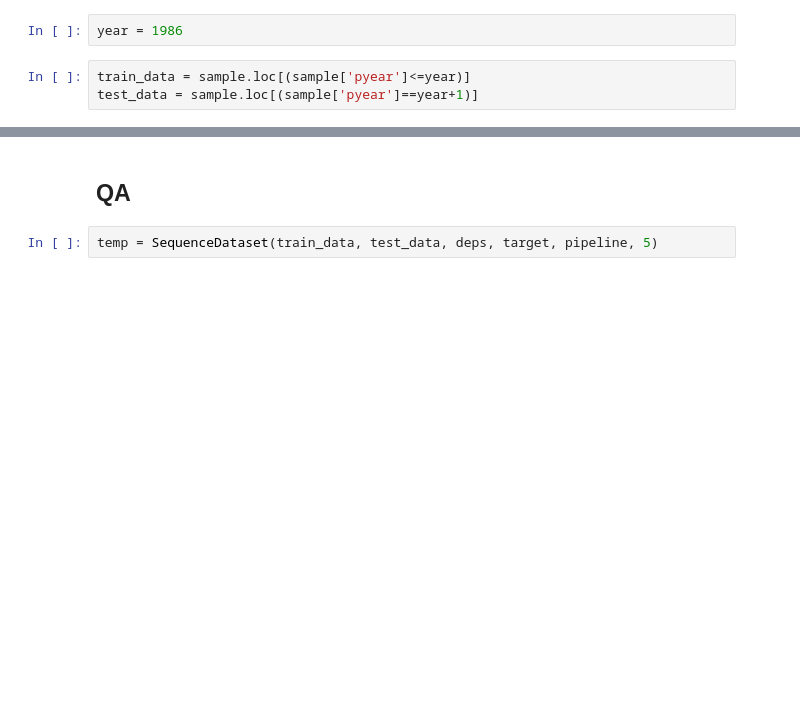
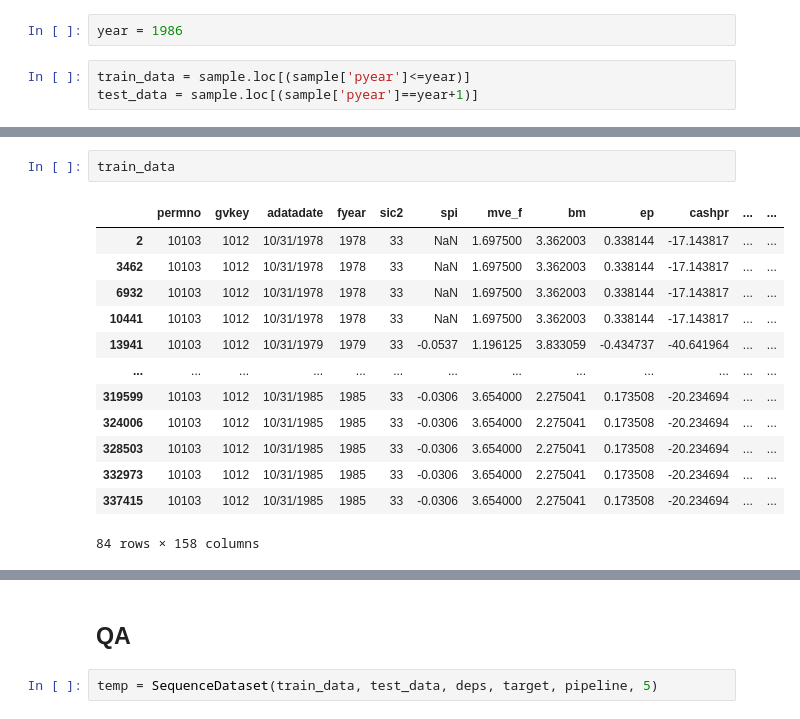
Before and after one commit to kevinidea/neural_network_stock_model, a Jupyter notebook: src/explore_data.ipynb, the cells around one changed output, grey strips where cells are left out. Drawn from its saved outputs; the diff is of its cells as text; blank space fills up the shorter version.

```diff
--- a/src/explore_data.ipynb
+++ b/src/explore_data.ipynb
@@ -305,3 +312,19 @@ print(f'Testing Year: {test_data.pyear.unique()}')
 Training Years: [1980, 1981, 1982, 1983, 1984, 1985, 1986]
 
 Testing Year: [1987]
+# %%
+train_data
+# %% [output]
+|  | permno | gvkey | adatadate | fyear | sic2 | spi | mve_f | bm | ep | cashpr | ... | ... |
+| 2 | 10103 | 1012 | 10/31/1978 | 1978 | 33 | NaN | 1.697500 | 3.362003 | 0.338144 | -17.143817 | ... | ... |
+| 3462 | 10103 | 1012 | 10/31/1978 | 1978 | 33 | NaN | 1.697500 | 3.362003 | 0.338144 | -17.143817 | ... | ... |
+| 6932 | 10103 | 1012 | 10/31/1978 | 1978 | 33 | NaN | 1.697500 | 3.362003 | 0.338144 | -17.143817 | ... | ... |
+| 10441 | 10103 | 1012 | 10/31/1978 | 1978 | 33 | NaN | 1.697500 | 3.362003 | 0.338144 | -17.143817 | ... | ... |
+| 13941 | 10103 | 1012 | 10/31/1979 | 1979 | 33 | -0.0537 | 1.196125 | 3.833059 | -0.434737 | -40.641964 | ... | ... |
+| ... | ... | ... | ... | ... | ... | ... | ... | ... | ... | ... | ... | ... |
+| 319599 | 10103 | 1012 | 10/31/1985 | 1985 | 33 | -0.0306 | 3.654000 | 2.275041 | 0.173508 | -20.234694 | ... | ... |
+| 324006 | 10103 | 1012 | 10/31/1985 | 1985 | 33 | -0.0306 | 3.654000 | 2.275041 | 0.173508 | -20.234694 | ... | ... |
+| 328503 | 10103 | 1012 | 10/31/1985 | 1985 | 33 | -0.0306 | 3.654000 | 2.275041 | 0.173508 | -20.234694 | ... | ... |
+| 332973 | 10103 | 1012 | 10/31/1985 | 1985 | 33 | -0.0306 | 3.654000 | 2.275041 | 0.173508 | -20.234694 | ... | ... |
+| 337415 | 10103 | 1012 | 10/31/1985 | 1985 | 33 | -0.0306 | 3.654000 | 2.275041 | 0.173508 | -20.234694 | ... | ... |
+84 rows × 158 columns
```
Also changed, not shown: parts of 41 cells of this notebook.
